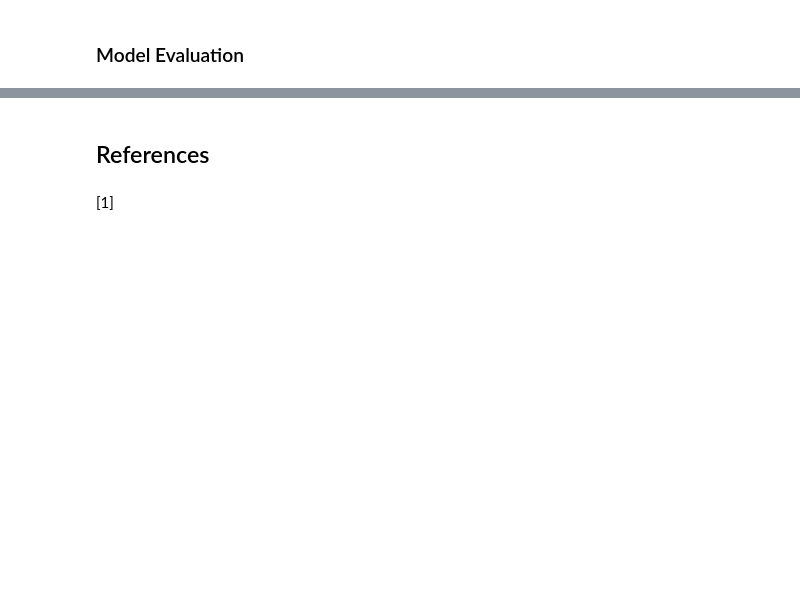
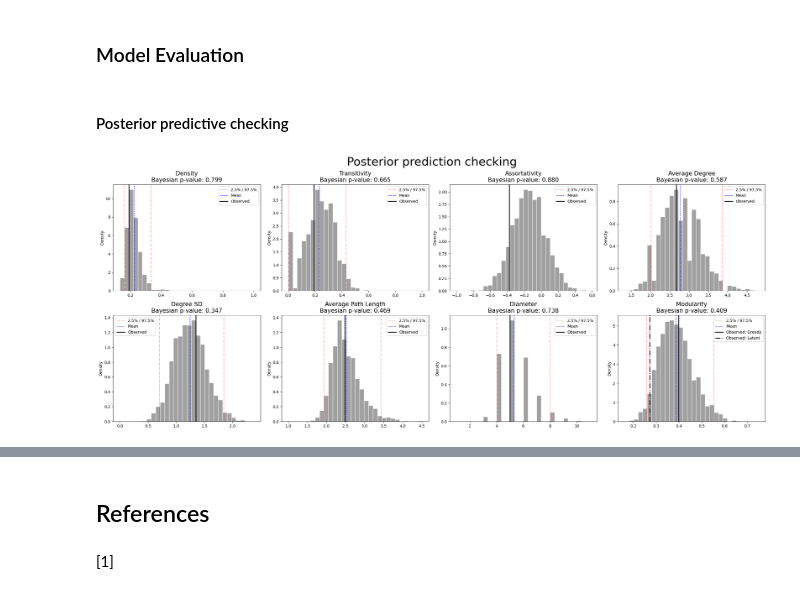
Before and after one commit to cnosa/LatentSpaces_Network_Manifold, a Jupyter notebook: FlorentineFamilies/EuclideanR2.ipynb, the cells around one changed output, grey strips where cells are left out. Saved outputs shown, nothing was run; the diff lists cells and outputs as text; code cells hidden in the pictures; blank space fills up the shorter version.

```diff
--- a/FlorentineFamilies/EuclideanR2.ipynb
+++ b/FlorentineFamilies/EuclideanR2.ipynb
@@ -170,2 +167,8 @@ Best number of clusters: 5
 # %% [markdown]
 ### Model Evaluation
+# %% [markdown]
+#### Posterior predictive checking
+# %%
+predictive_check(G,samples_Z,samples_a)
+# %% [output]
+[figure, added]
```
Also changed, not shown: parts of 15 cells of this notebook, 11 other files.
